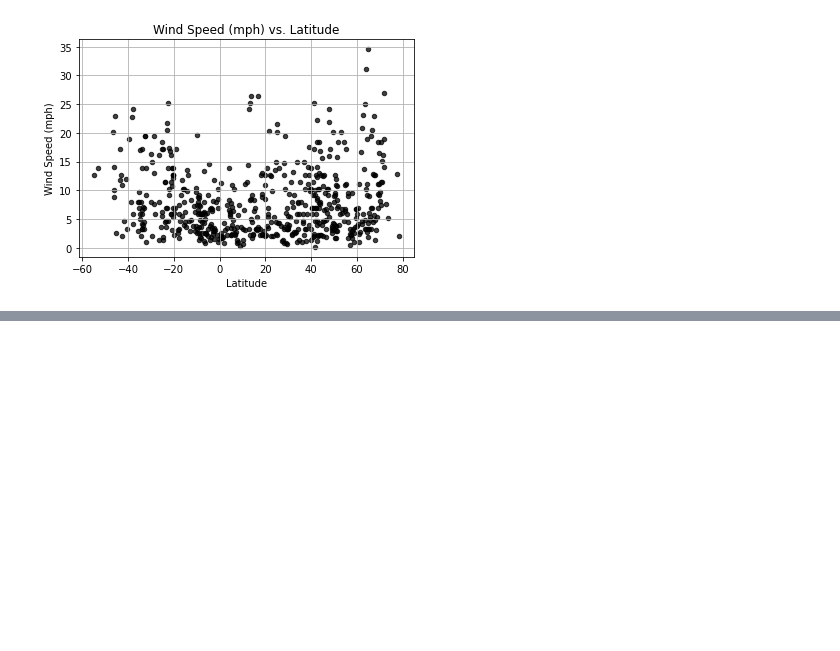
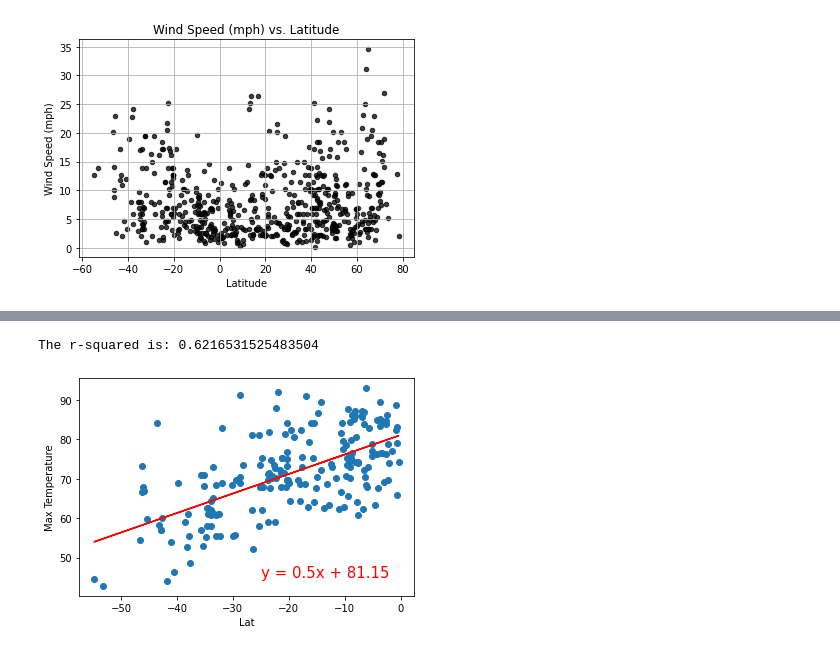
Before and after one commit to rpatel10491/python-api-challenge, a Jupyter notebook: WeatherPy/WeatherPy.ipynb, the cells around one changed output, grey strips where cells are left out. Saved outputs shown, nothing was run; the diff lists cells and outputs as text; code cells hidden in the pictures; blank space fills up the shorter version.

```diff
--- a/WeatherPy/WeatherPy.ipynb
+++ b/WeatherPy/WeatherPy.ipynb
@@ -232,0 +214,10 @@ def plot_linear_regr(df, hemisphere, column_1, column_2, x_name, y_name):
+# %%
+# Southern Hemisphere - Temperature (F) vs. Latitude
+
+xlbl = "Lat"
+ylbl = "Max Temperature"
+lblpos = (-25,45)
+plotLinearRegression(southern[xlbl],southern[ylbl],xlbl,ylbl,lblpos,6)
+# %% [output]
+The r-squared is: 0.6216531525483504
+[figure, added]
```
Also changed, not shown: parts of 11 cells of this notebook, 6 other files.
